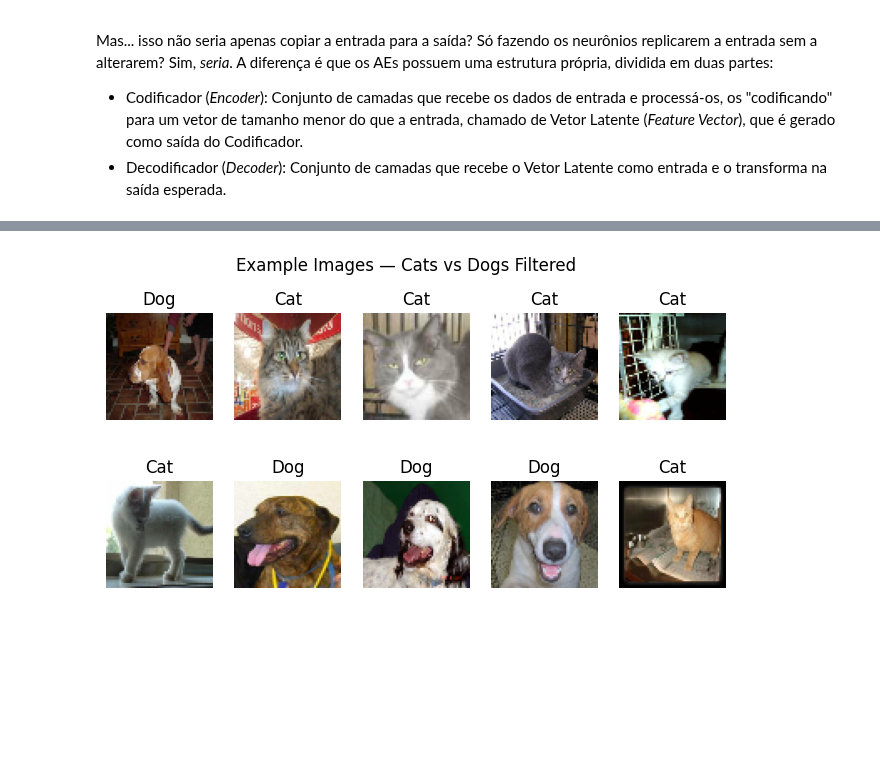
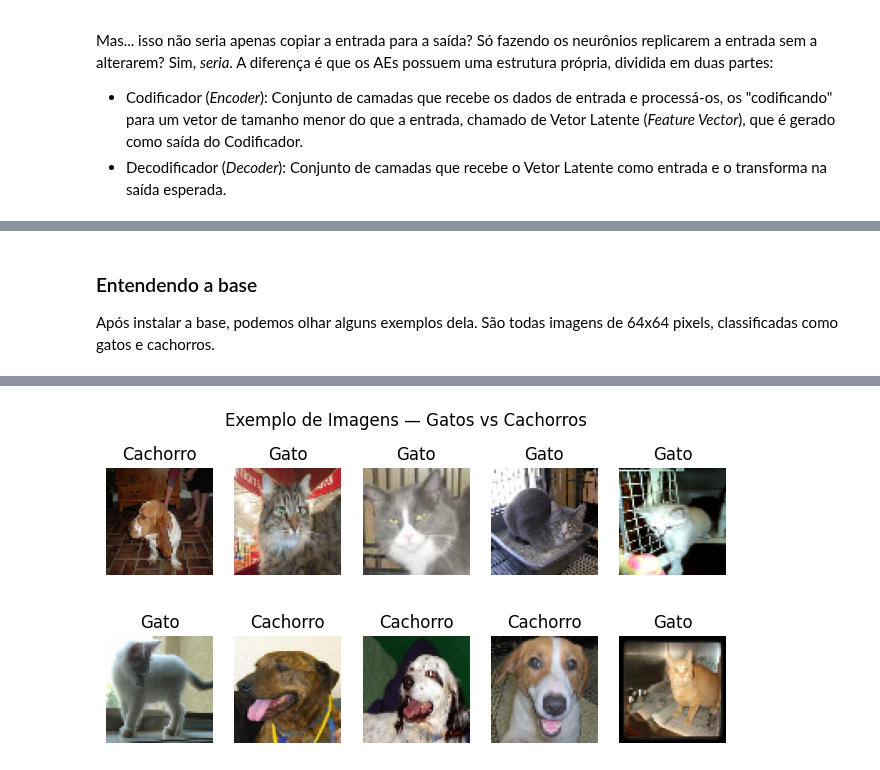
Before and after one commit to henriquemargotte/Aprendizado-de-Maquina-2025-2, a Jupyter notebook: Lab7/lab7.ipynb, the cells around one changed output, grey strips where cells are left out. Saved outputs shown, nothing was run; the diff lists cells and outputs as text; code cells hidden in the pictures; blank space fills up the shorter version.

```diff
--- a/Lab7/lab7.ipynb
+++ b/Lab7/lab7.ipynb
@@ -51,11 +56,14 @@ Found 2000 files belonging to 2 classes.
+# %% [markdown]
+### Entendendo a base
+Após instalar a base, podemos olhar alguns exemplos dela. São todas imagens de 64x64 pixels, classificadas como gatos e cachorros.
 # %%
 plt.figure(figsize=(8, 4))
 for images, labels in train_ds.take(1):
     for i in range(10):
         plt.subplot(2, 5, i + 1)
         plt.imshow(images[i])
-        plt.title("Cat" if labels[i].numpy() == 0 else "Dog")
+        plt.title("Gato" if labels[i].numpy() == 0 else "Cachorro")
         plt.axis("off")
-plt.suptitle("Example Images — Cats vs Dogs Filtered")
+plt.suptitle("Exemplo de Imagens — Gatos vs Cachorros")
 plt.show()
 # %% [output]
@@ -62 +71 @@ plt.show()
-[figure, old version]
+[figure, new version]
```
Also changed, not shown: parts of 8 cells of this notebook.
